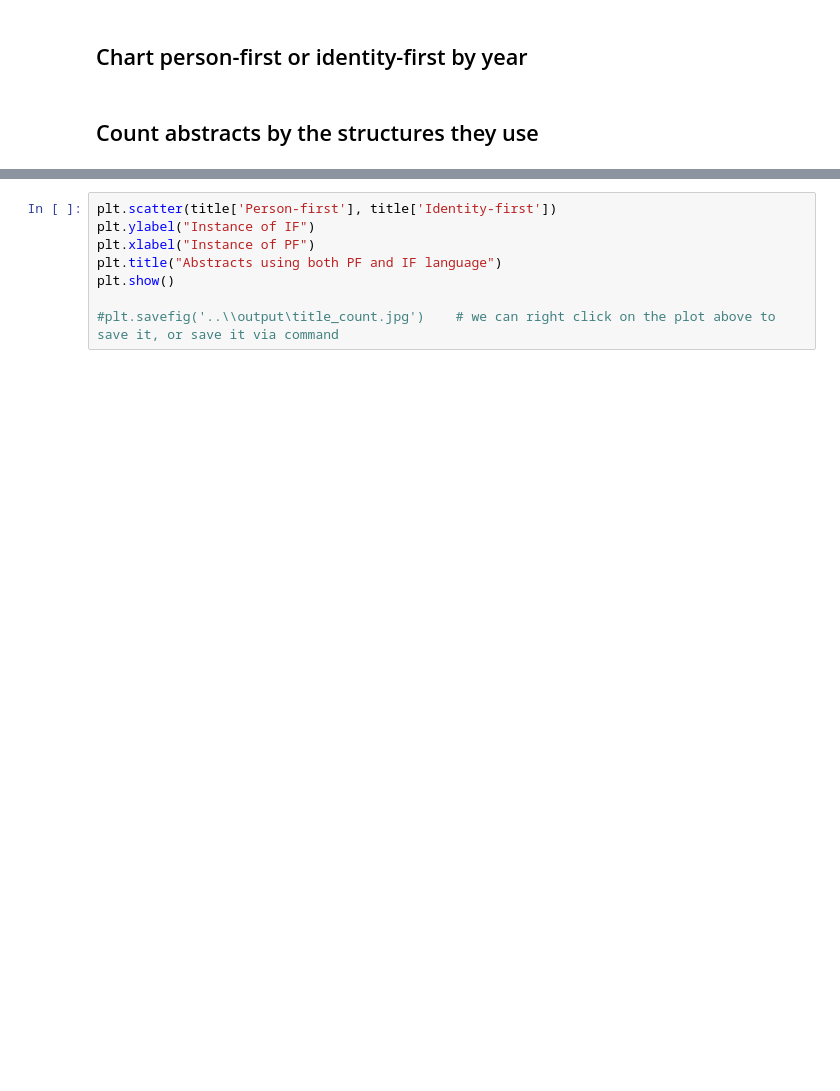
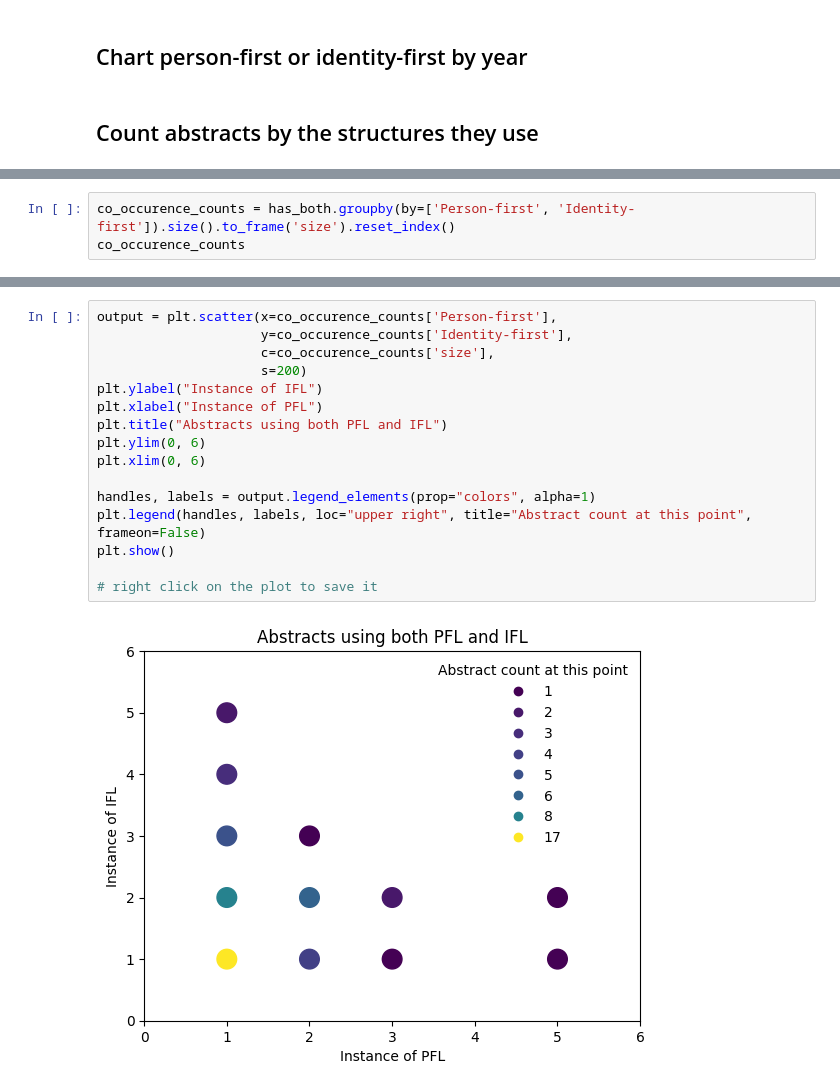
Before and after one commit to UKDataServiceOpen/Person_Identy_First_Language, a Jupyter notebook: 2023_Second_analysis/code/3_Pattern_matching.ipynb, the cells around one changed output, grey strips where cells are left out. Saved outputs shown, nothing was run; the diff lists cells and outputs as text; blank space fills up the shorter version.

Commit message:
fixed the scatterplots, and started to fix the noun counts

```diff
--- a/2023_Second_analysis/code/3_Pattern_matching.ipynb
+++ b/2023_Second_analysis/code/3_Pattern_matching.ipynb
@@ -415,0 +650,3 @@ title['Person-first']
+# %%
+co_occurence_counts = has_both.groupby(by=['Person-first', 'Identity-first']).size().to_frame('size').reset_index()
+co_occurence_counts
@@ -416,8 +667,18 @@ title['Person-first']
 # %%
-plt.scatter(title['Person-first'], title['Identity-first'])
-plt.ylabel("Instance of IF")
-plt.xlabel("Instance of PF")
-plt.title("Abstracts using both PF and IF language")
+output = plt.scatter(x=co_occurence_counts['Person-first'],
+                     y=co_occurence_counts['Identity-first'],
+                     c=co_occurence_counts['size'],
+                     s=200)
+plt.ylabel("Instance of IFL")
+plt.xlabel("Instance of PFL")
+plt.title("Abstracts using both PFL and IFL")
+plt.ylim(0, 6)
+plt.xlim(0, 6)
+
+handles, labels = output.legend_elements(prop="colors", alpha=1)
+plt.legend(handles, labels, loc="upper right", title="Abstract count at this point", frameon=False)
 plt.show()
 
-#plt.savefig('..\\output\title_count.jpg')    # we can right click on the plot above to save it, or save it via command
+# right click on the plot to save it
+# %% [output]
+[figure, added]
```
Also changed, not shown: parts of 35 cells of this notebook, 4 other files.
